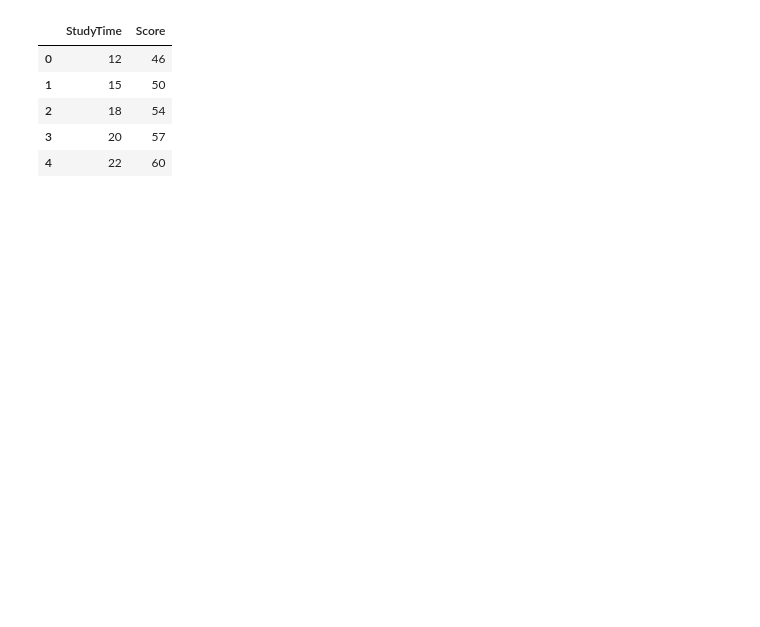
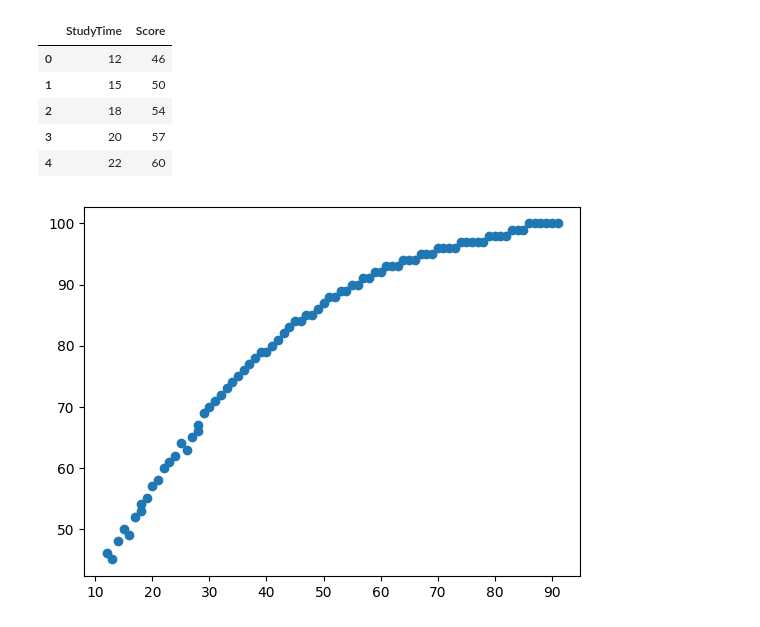
Before and after one commit to Hariprasath191/Project-Based-Learnings, a Jupyter notebook: Linear Regression/Linear Regression From Scratch in Python (Mathematical).ipynb, the cells around one changed output. Drawn from its saved outputs; the diff is of its cells as text; code cells hidden in the pictures; blank space fills up the shorter version.

```diff
--- a/Linear Regression/Linear Regression From Scratch in Python (Mathematical).ipynb
+++ b/Linear Regression/Linear Regression From Scratch in Python (Mathematical).ipynb
@@ -13,3 +12,8 @@ data.head(5)
 | 2 | 18 | 54 |
 | 3 | 20 | 57 |
 | 4 | 22 | 60 |
+# %%
+plt.scatter(data.StudyTime,data.Score)
+plt.show()
+# %% [output]
+[figure, added]
```
Also changed, not shown: parts of 6 cells of this notebook.
